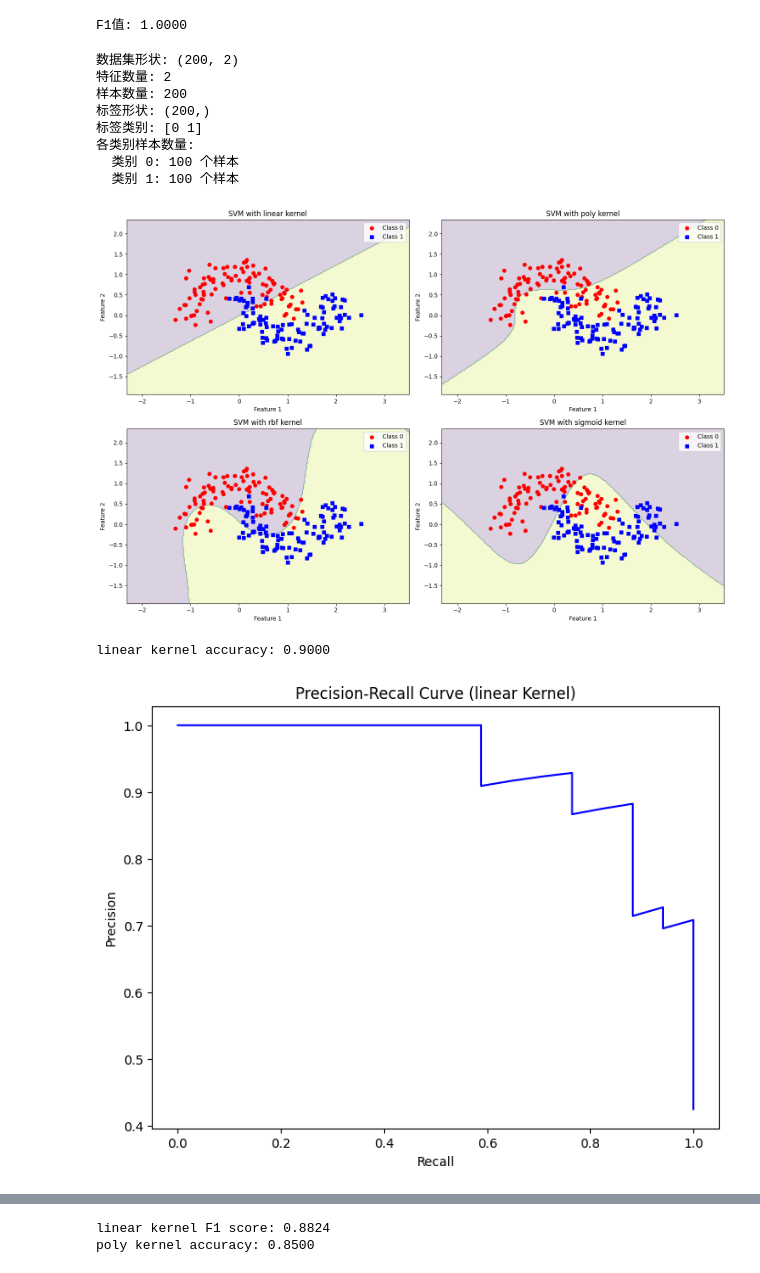
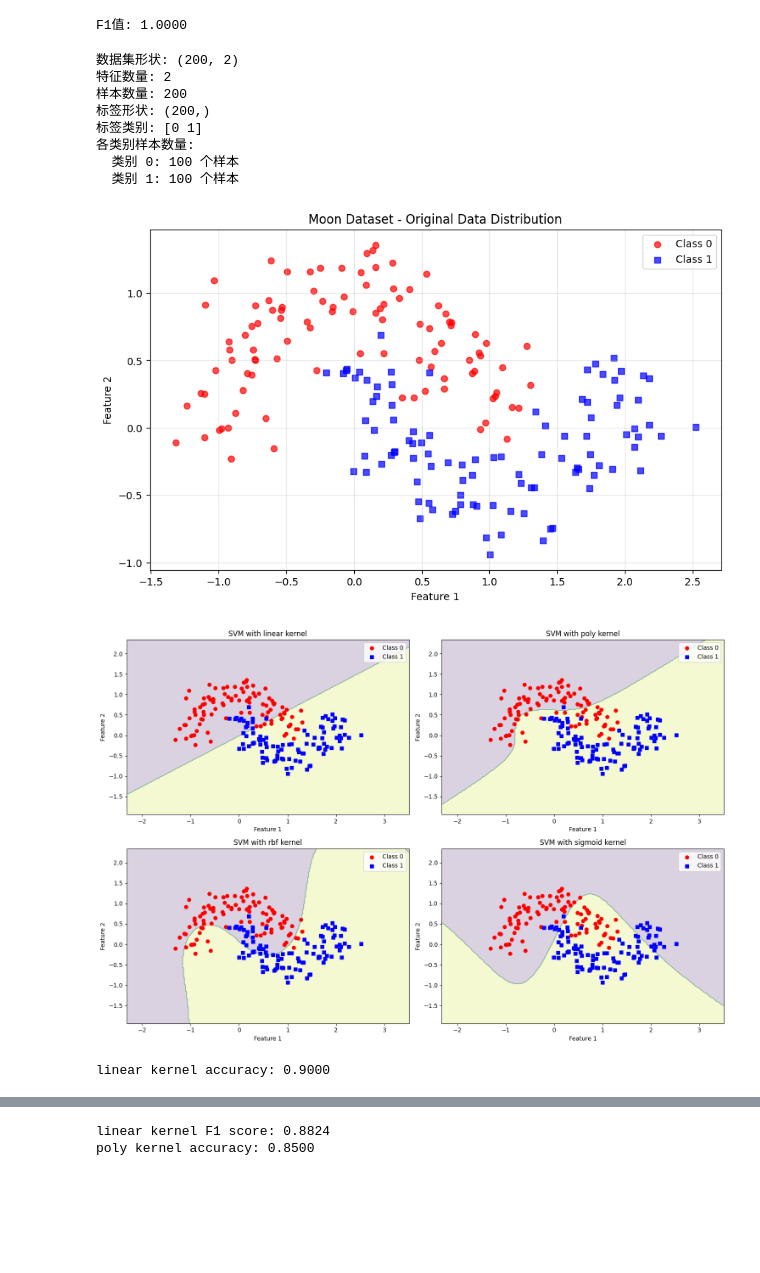
Before and after one commit to Hanson-Wang-chn/ECNU-ML-2025-WHS, a Jupyter notebook: practice4_1.ipynb, the cells around one changed output, grey strips where cells are left out. Drawn from its saved outputs; the diff is of its cells as text; code cells hidden in the pictures; blank space fills up the shorter version.

```diff
--- a/practice4_1.ipynb
+++ b/practice4_1.ipynb
@@ -153,6 +153,17 @@ print(f"各类别样本数量:")
 unique, counts = np.unique(y, return_counts=True)
 for label, count in zip(unique, counts):
     print(f"  类别 {label}: {count} 个样本")
+
+# 可视化原始数据集
+plt.figure(figsize=(10, 6))
+plt.scatter(X[y == 0, 0], X[y == 0, 1], color='red', marker='o', label='Class 0', alpha=0.7)
+plt.scatter(X[y == 1, 0], X[y == 1, 1], color='blue', marker='s', label='Class 1', alpha=0.7)
+plt.xlabel('Feature 1')
+plt.ylabel('Feature 2')
+plt.title('Moon Dataset - Original Data Distribution')
+plt.legend()
+plt.grid(True, alpha=0.3)
+plt.show()
 
 # 数据分割
 X_train, X_test, y_train, y_test = train_test_split(X, y,test_size=0.2, random_state=25)
@@ -205,33 +216,33 @@ for kernel in kernels:
     plt.plot(recall, precision, color='b')
     plt.xlabel('Recall')
     plt.ylabel('Precision')
     plt.title(f'Precision-Recall Curve ({kernel} Kernel)')
     plt.show()
 
     # 绘制ROC曲线
     fpr, tpr, _ = roc_curve(y_test, y_prob)
     roc_auc = auc(fpr, tpr)
     plt.figure(figsize=(8, 6))
     plt.plot(fpr, tpr, color='b', label=f'ROC curve (area = {roc_auc:.2f})')
     plt.plot([0, 1], [0, 1], color='r', linestyle='--')
     plt.xlabel('False Positive Rate')
     plt.ylabel('True Positive Rate')
     plt.title(f'Receiver Operating Characteristic (ROC) Curve ({kernel} Kernel)')
     plt.legend()
     plt.show()
 
     # 计算F1值
     f1 = f1_score(y_test, y_pred)
     print(f"{kernel} kernel F1 score: {f1:.4f}")
 # %% [output]
 数据集形状: (200, 2)
 特征数量: 2
 样本数量: 200
 标签形状: (200,)
 标签类别: [0 1]
 各类别样本数量:
   类别 0: 100 个样本
   类别 1: 100 个样本
-[figure, old version]
+[figure, new version]
+[figure, new version]
 linear kernel accuracy: 0.9000
-[figure, old version]
```
Also changed, not shown: parts of 1 cell of this notebook.
